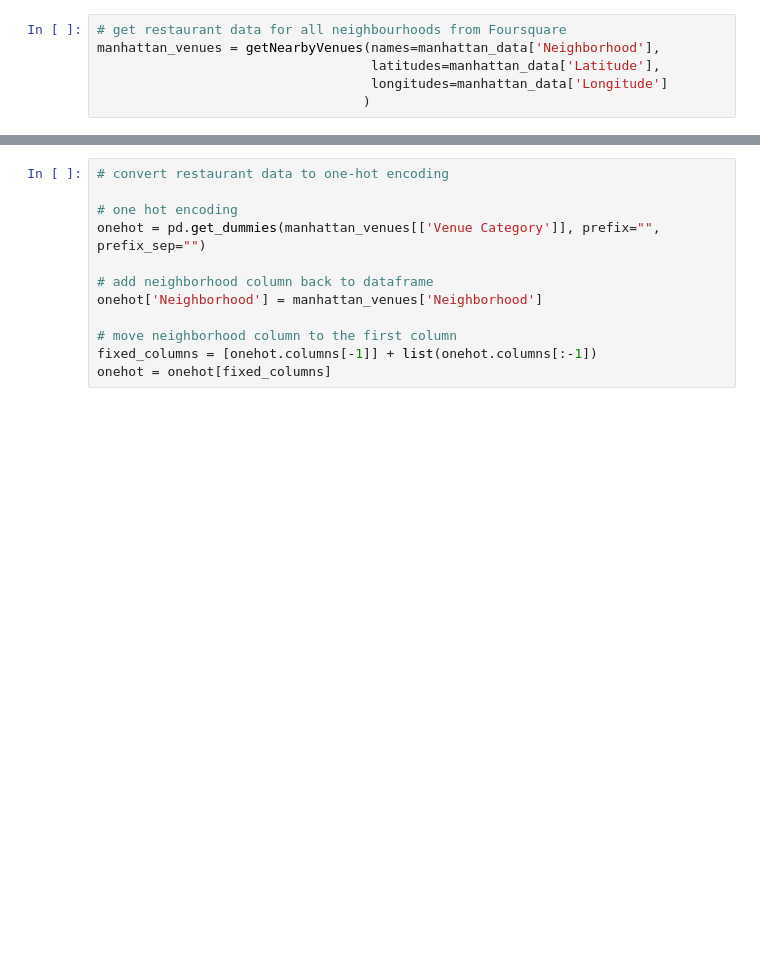
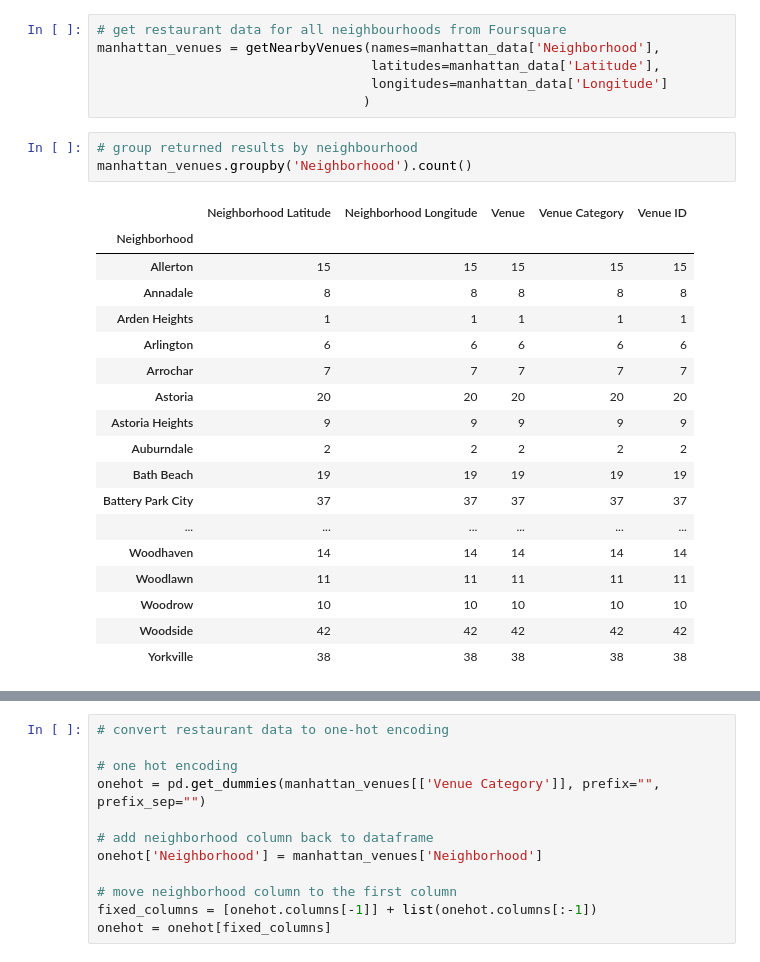
Before and after one commit to lschong/Coursera_Capstone, a Jupyter notebook: The_Battle_of_Neighborhoods.ipynb, the cells around one changed output, grey strips where cells are left out. Drawn from its saved outputs; the diff is of its cells as text; blank space fills up the shorter version.

```diff
--- a/The_Battle_of_Neighborhoods.ipynb
+++ b/The_Battle_of_Neighborhoods.ipynb
@@ -256,3 +305,25 @@ manhattan_venues = getNearbyVenues(names=manhattan_data['Neighborhood'],
                                    latitudes=manhattan_data['Latitude'],
                                    longitudes=manhattan_data['Longitude']
                                   )
+# %%
+# group returned results by neighbourhood
+manhattan_venues.groupby('Neighborhood').count()
+# %% [output]
+|  | Neighborhood Latitude | Neighborhood Longitude | Venue | Venue Category | Venue ID |
+| Neighborhood |  |  |  |  |  |
+| Allerton | 15 | 15 | 15 | 15 | 15 |
+| Annadale | 8 | 8 | 8 | 8 | 8 |
+| Arden Heights | 1 | 1 | 1 | 1 | 1 |
+| Arlington | 6 | 6 | 6 | 6 | 6 |
+| Arrochar | 7 | 7 | 7 | 7 | 7 |
+| Astoria | 20 | 20 | 20 | 20 | 20 |
+| Astoria Heights | 9 | 9 | 9 | 9 | 9 |
+| Auburndale | 2 | 2 | 2 | 2 | 2 |
+| Bath Beach | 19 | 19 | 19 | 19 | 19 |
+| Battery Park City | 37 | 37 | 37 | 37 | 37 |
+| ... | ... | ... | ... | ... | ... |
+| Woodhaven | 14 | 14 | 14 | 14 | 14 |
+| Woodlawn | 11 | 11 | 11 | 11 | 11 |
+| Woodrow | 10 | 10 | 10 | 10 | 10 |
+| Woodside | 42 | 42 | 42 | 42 | 42 |
+| Yorkville | 38 | 38 | 38 | 38 | 38 |
```
Also changed, not shown: parts of 25 cells of this notebook.
